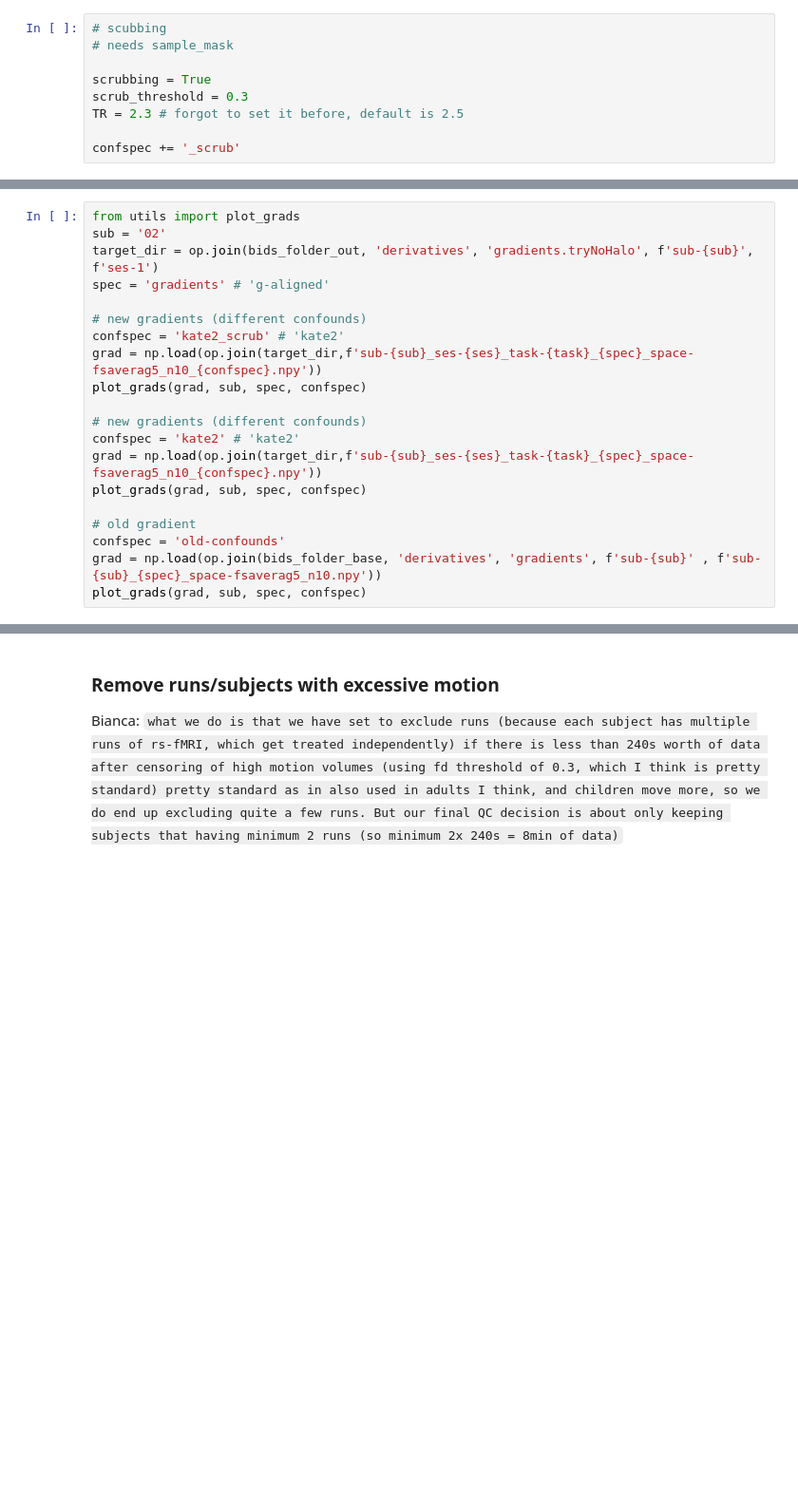
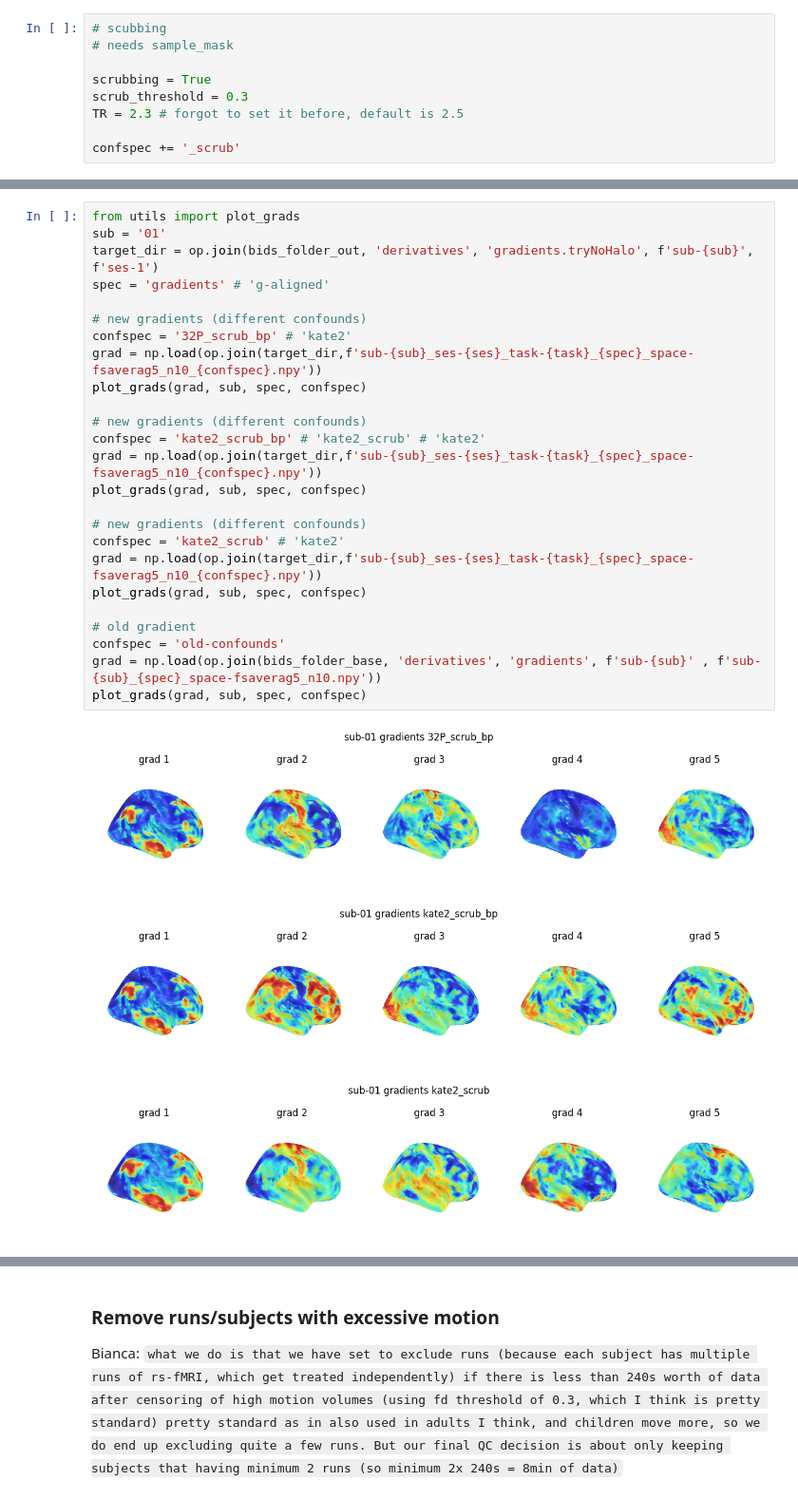
Before and after one commit to mrenke/parietal_patterns, a Jupyter notebook: gradients_noHalo/tryRemoveHalo_01.ipynb, the cells around one changed output, grey strips where cells are left out. Shown at 95% size. Cells and saved outputs as stored; diff of their text form; blank space fills up the shorter version.

```diff
--- a/gradients_noHalo/tryRemoveHalo_01.ipynb
+++ b/gradients_noHalo/tryRemoveHalo_01.ipynb
@@ -193,20 +224,29 @@ finished sub-02 ses-1 task-magjudge conf-kate2_scrub: gradients saved
 # %%
 from utils import plot_grads
-sub = '02'
+sub = '01'
 target_dir = op.join(bids_folder_out, 'derivatives', 'gradients.tryNoHalo', f'sub-{sub}', f'ses-1')
 spec = 'gradients' # 'g-aligned'
 
 # new gradients (different confounds)
-confspec = 'kate2_scrub' # 'kate2'
+confspec = '32P_scrub_bp' # 'kate2'
 grad = np.load(op.join(target_dir,f'sub-{sub}_ses-{ses}_task-{task}_{spec}_space-fsaverag5_n10_{confspec}.npy'))
 plot_grads(grad, sub, spec, confspec)
 
 # new gradients (different confounds)
-confspec = 'kate2' # 'kate2'
+confspec = 'kate2_scrub_bp' # 'kate2_scrub' # 'kate2'
+grad = np.load(op.join(target_dir,f'sub-{sub}_ses-{ses}_task-{task}_{spec}_space-fsaverag5_n10_{confspec}.npy'))
+plot_grads(grad, sub, spec, confspec)
+
+# new gradients (different confounds)
+confspec = 'kate2_scrub' # 'kate2'
 grad = np.load(op.join(target_dir,f'sub-{sub}_ses-{ses}_task-{task}_{spec}_space-fsaverag5_n10_{confspec}.npy'))
 plot_grads(grad, sub, spec, confspec)
 
 # old gradient
 confspec = 'old-confounds'
 grad = np.load(op.join(bids_folder_base, 'derivatives', 'gradients', f'sub-{sub}' , f'sub-{sub}_{spec}_space-fsaverag5_n10.npy'))
 plot_grads(grad, sub, spec, confspec)
+# %% [output]
+[figure, added]
+[figure, added]
+[figure, added]
```
Also changed, not shown: parts of 13 cells of this notebook, 7 other files.
